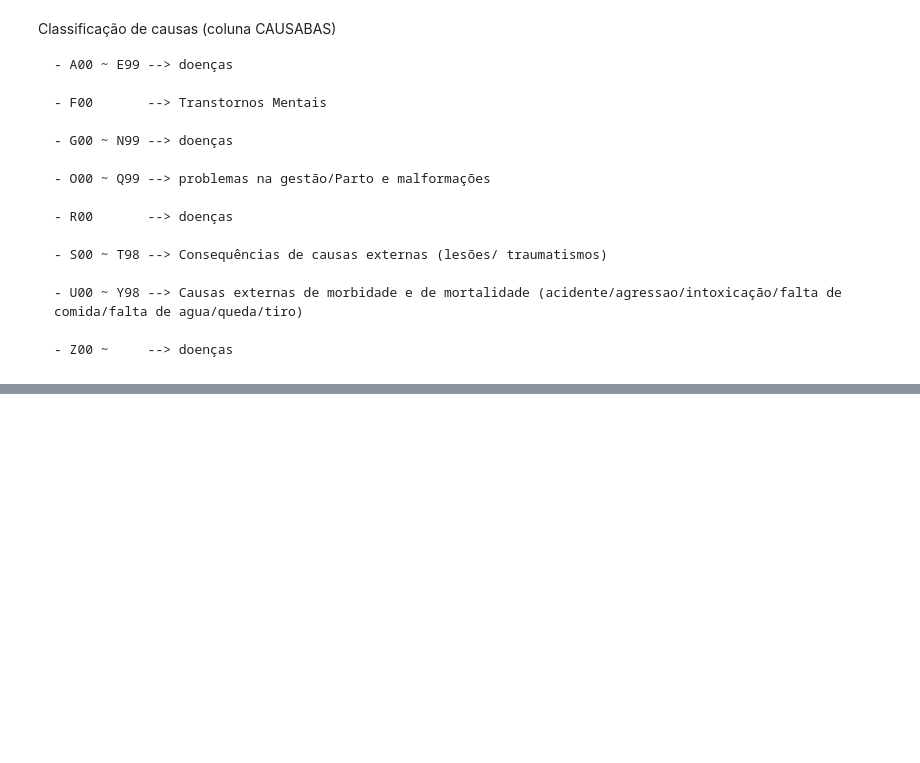
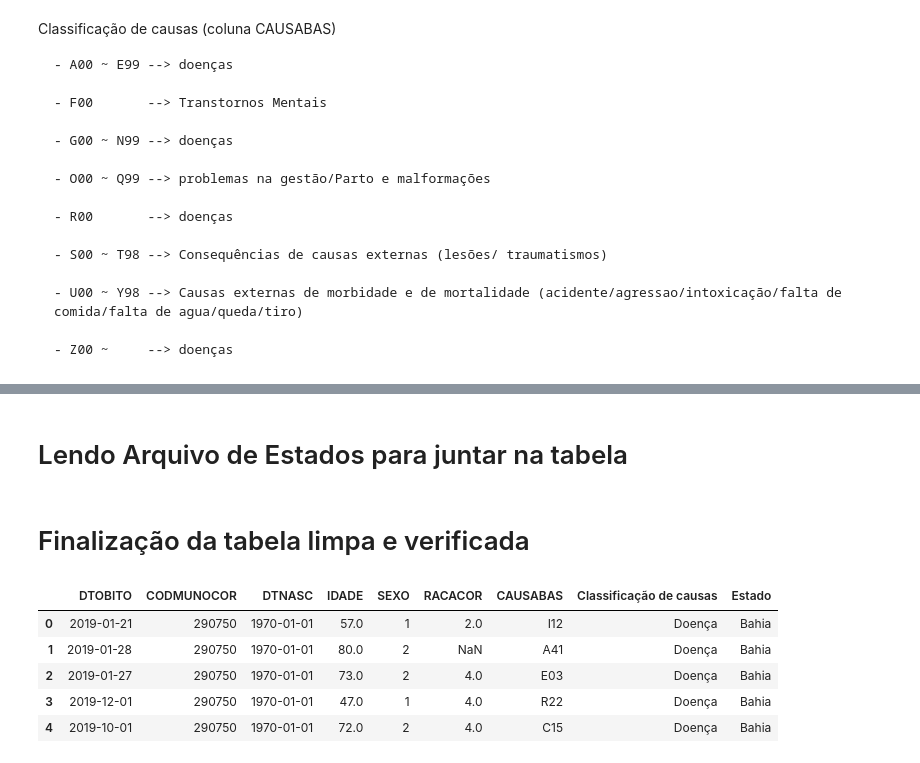
Before and after one commit to LYGuenka/Projeto-Final, a Jupyter notebook: Organização de dados.ipynb, the cells around one changed output, grey strips where cells are left out. Saved outputs shown, nothing was run; the diff lists cells and outputs as text; code cells hidden in the pictures; blank space fills up the shorter version.

```diff
--- a/Organização de dados.ipynb
+++ b/Organização de dados.ipynb
@@ -219,2 +209,2 @@ Município_estabelecimento
 # %%
-mortalidade_UF_2019 = pd.merge(Mortalidade_2019, Município_estabelecimento, left_on = 'CODMUNOCOR', right_on ='IBGE')
+Mortalidade_Municípios_2019 = pd.merge(Mortalidade_2019, Município_estabelecimento, left_on = 'CODMUNOCOR', right_on ='IBGE')
@@ -258,0 +211,19 @@ x
+# %% [markdown]
+# Lendo Arquivo de Estados para juntar na tabela
+# %%
+COD_UF = pd.read_excel(r'C:\Projeto Final\data\Tabela Estados IBGE.xlsx')
+# %% [markdown]
+# Finalização da tabela limpa e verificada
+# %%
+Mortalidade_Estado_2019 = pd.merge(Mortalidade_Municípios_2019, COD_UF, left_on = 'UF', right_on ='Código da UF')
+# %%
+Mortalidade_Estado_2019 = Mortalidade_Estado_2019.loc[:, ['DTOBITO', 'CODMUNOCOR', 'DTNASC', 'IDADE', 'SEXO', 'RACACOR', 'CAUSABAS', 'Classificação de causas', 'Estado']]
+# %%
+Mortalidade_Estado_2019.head()
+# %% [output]
+|  | DTOBITO | CODMUNOCOR | DTNASC | IDADE | SEXO | RACACOR | CAUSABAS | Classificação de causas | Estado |
+| 0 | 2019-01-21 | 290750 | 1970-01-01 | 57.0 | 1 | 2.0 | I12 | Doença | Bahia |
+| 1 | 2019-01-28 | 290750 | 1970-01-01 | 80.0 | 2 | NaN | A41 | Doença | Bahia |
+| 2 | 2019-01-27 | 290750 | 1970-01-01 | 73.0 | 2 | 4.0 | E03 | Doença | Bahia |
+| 3 | 2019-12-01 | 290750 | 1970-01-01 | 47.0 | 1 | 4.0 | R22 | Doença | Bahia |
+| 4 | 2019-10-01 | 290750 | 1970-01-01 | 72.0 | 2 | 4.0 | C15 | Doença | Bahia |
```
Also changed, not shown: parts of 22 cells of this notebook.
